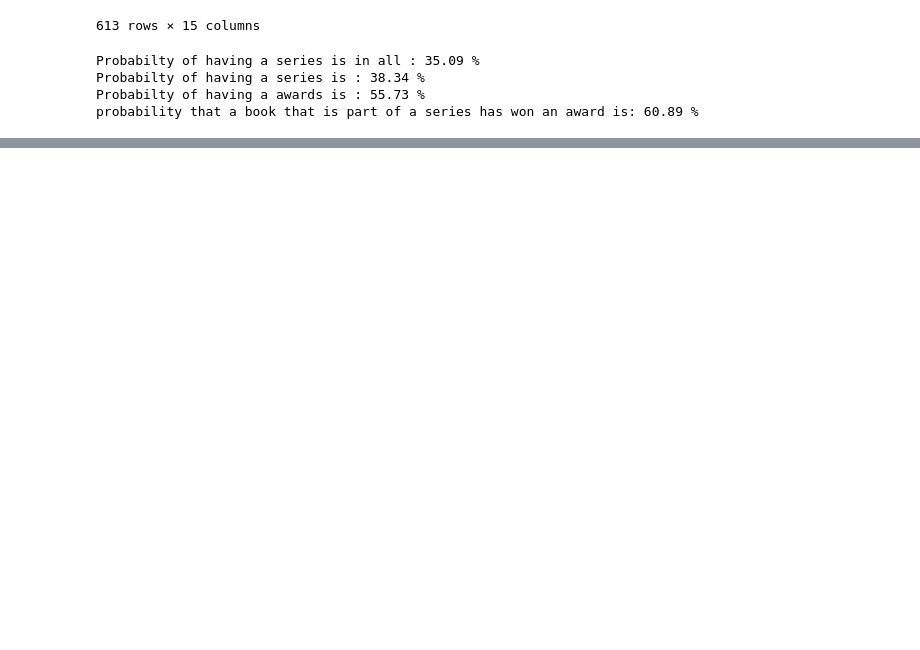
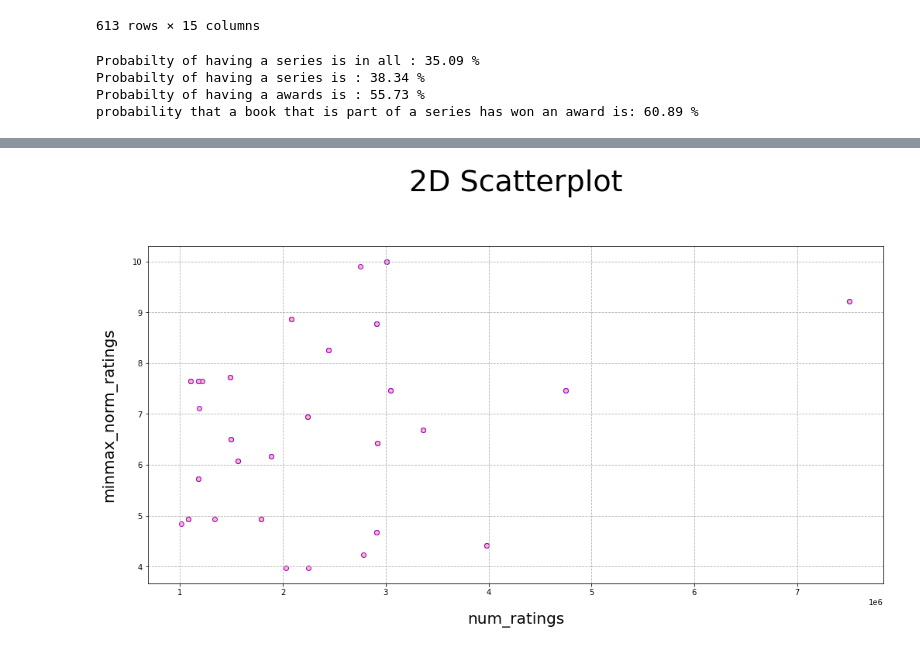
Before and after one commit to Deniz-shelby/goodreads_webscrap, a Jupyter notebook: analyse_data.ipynb, the cells around one changed output, grey strips where cells are left out. Cells and saved outputs as stored; diff of their text form; code cells hidden in the pictures; blank space fills up the shorter version.

```diff
--- a/analyse_data.ipynb
+++ b/analyse_data.ipynb
@@ -587,0 +643,17 @@ TypeError: '>' not supported between instances of 'str' and 'int'
+# %%
+fig, ax = plt.subplots(figsize=(17,8))
+plt.scatter(df_sorted_avg_rating_top_50['num_ratings'],df_sorted_avg_rating_top_50['minmax_norm_ratings'],
+            label = 'books',
+            color = 'lightpink',
+            edgecolor = 'darkviolet')
+plt.xlabel('num_ratings', fontsize=20,labelpad=20)
+plt.ylabel('minmax_norm_ratings', fontsize=20,labelpad=20)
+plt.title('2D Scatterplot', fontsize=38,y=1.15)
+#plt.xlim(0,1900)
+#plt.xticks(np.arange(0,1900,100),fontsize=14, rotation=45)
+#plt.ylim(0,max(df['num_ratings']))
+#plt.yticks(np.arange(0,max(df_sorted_avg_rating_top_50['num_ratings']),1000000),fontsize=14)
+plt.grid(True,linestyle='dashed')
+plt.show()
+# %% [output]
+[figure, added]
```
Also changed, not shown: parts of 30 cells of this notebook, 3 other files.
